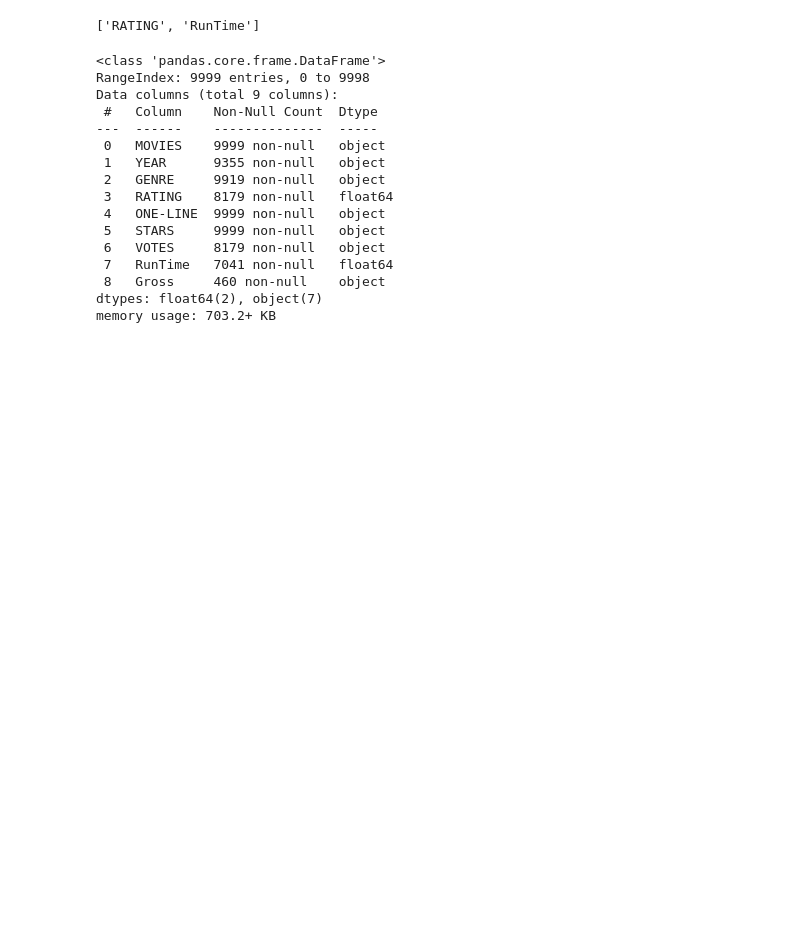
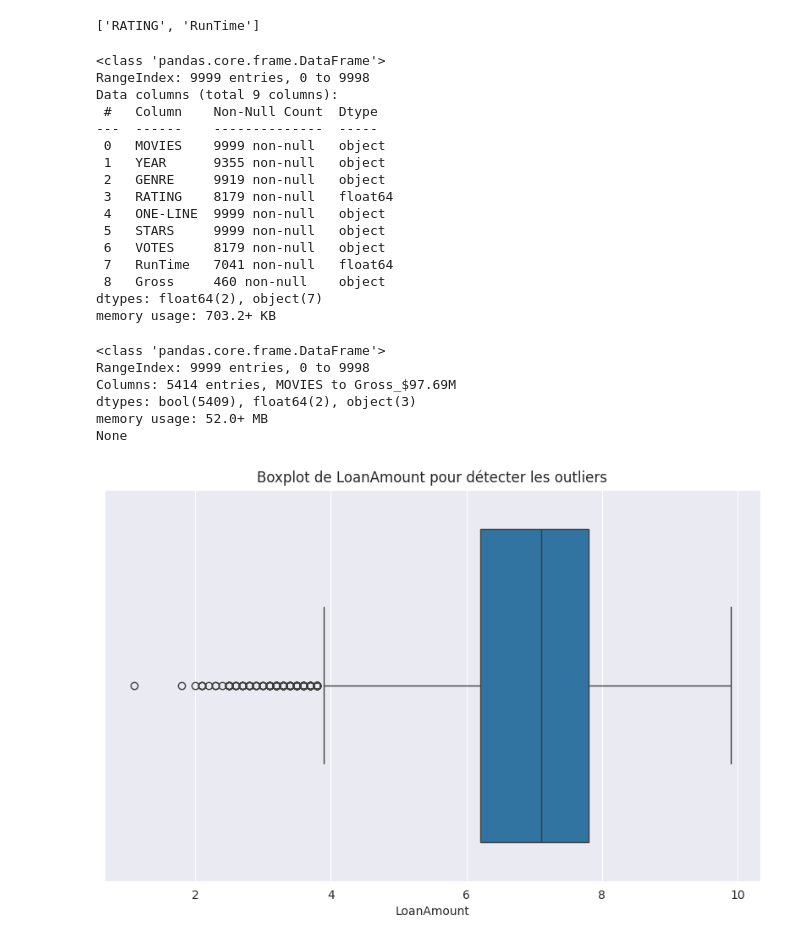
Before and after one commit to EnzoPENISSON/formation-ia, a Jupyter notebook: machine_learning/data_preprocessing/tp_movies.ipynb, the cells around one changed output. Saved outputs shown, nothing was run; the diff lists cells and outputs as text; code cells hidden in the pictures; blank space fills up the shorter version.

```diff
--- a/machine_learning/data_preprocessing/tp_movies.ipynb
+++ b/machine_learning/data_preprocessing/tp_movies.ipynb
@@ -145,3 +145,24 @@ Data columns (total 9 columns):
  8   Gross     460 non-null    object
 dtypes: float64(2), object(7)
 memory usage: 703.2+ KB
+# %%
+cat_missing_cols = [col for col in missing_value_columns if df[col].dtype == 'object']
+data_encoded = pd.get_dummies(df, columns=cat_missing_cols)
+print(data_encoded.info())
+# %% [output]
+<class 'pandas.core.frame.DataFrame'>
+RangeIndex: 9999 entries, 0 to 9998
+Columns: 5414 entries, MOVIES to Gross_$97.69M
+dtypes: bool(5409), float64(2), object(3)
+memory usage: 52.0+ MB
+None
+# %%
+import seaborn as sns
+
+plt.figure(figsize=(10, 6))
+sns.boxplot(x=df.RATING)
+plt.title("Boxplot de LoanAmount pour détecter les outliers")
+plt.xlabel("LoanAmount")
+plt.show()
+# %% [output]
+[figure, added]
```
Also changed, not shown: parts of 2 cells of this notebook.
